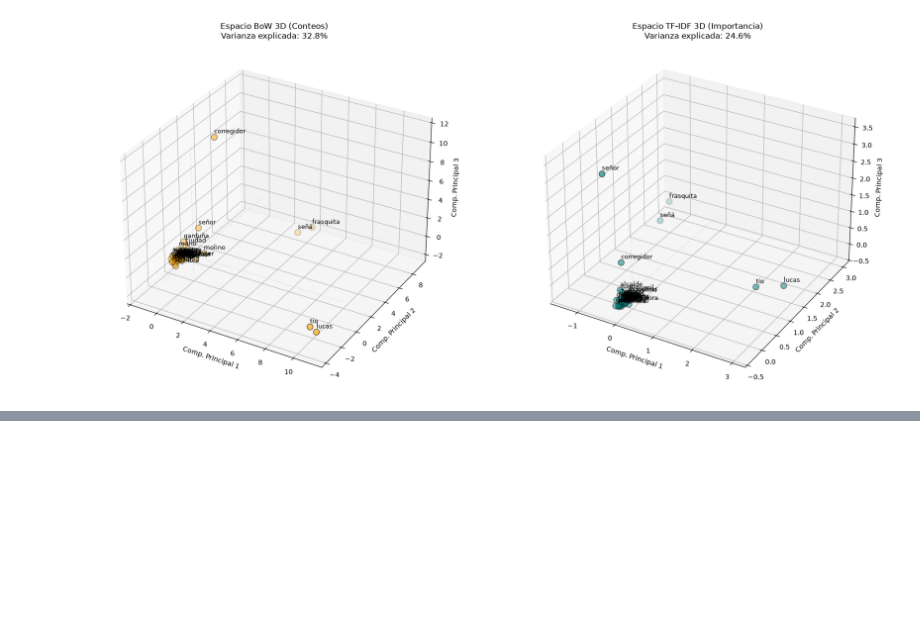
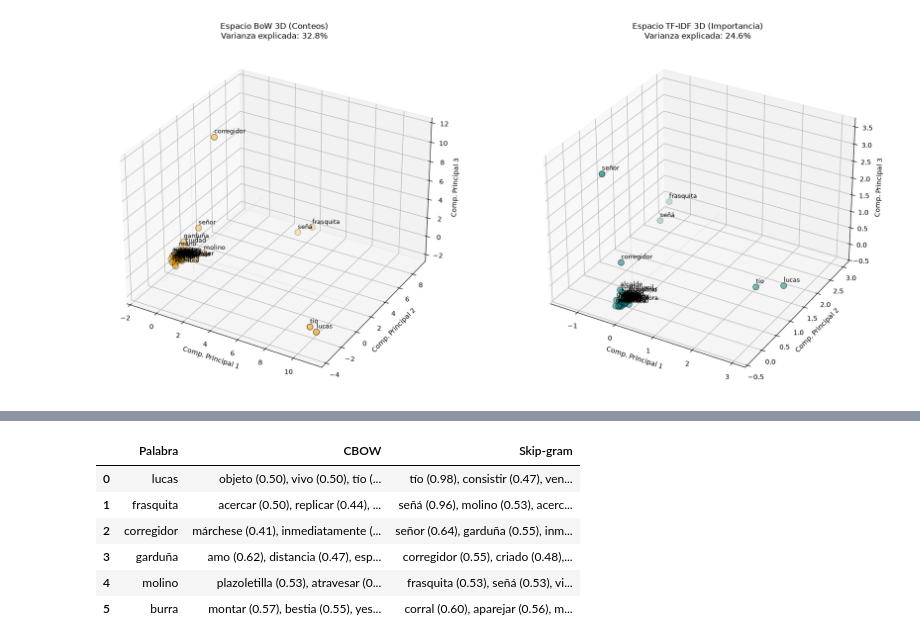
Before and after one commit to guychomendoza/nlp-limpieza-libro, a Jupyter notebook: limpieza_libro.ipynb, the cells around one changed output, grey strips where cells are left out. Saved outputs shown, nothing was run; the diff lists cells and outputs as text; code cells hidden in the pictures; blank space fills up the shorter version.

```diff
--- a/limpieza_libro.ipynb
+++ b/limpieza_libro.ipynb
@@ -590,0 +615,27 @@ plt.show()
+# %%
+oraciones_tokens = []  # one list of lemmas per sentence
+for doc in docs:
+    for oracion in doc.sents:
+        lemas = lemas_de(oracion)
+        if len(lemas) > 1:  # a single word has no context to learn from
+            oraciones_tokens.append(lemas)
+
+print(f"Oraciones de entrenamiento: {len(oraciones_tokens):,}")
+print(f"Palabras de entrenamiento: {sum(map(len, oraciones_tokens)):,}")
+print("Ejemplo:", oraciones_tokens[0])
+
+parametros = dict(
+    vector_size=50,  # embedding dimensions (hidden layer size)
+    window=5,        # words of context on each side
+    min_count=3,
+    epochs=200,      # many passes, since the book is small
+    workers=1,
+    seed=42,
+    hashfxn=lambda palabra: zlib.crc32(palabra.encode()),  # Python's hash() changes on every run
+)
+modelo_cbow = Word2Vec(oraciones_tokens, sg=0, **parametros)
+modelo_sg = Word2Vec(oraciones_tokens, sg=1, **parametros)
+
+print(f"\nVocabulario aprendido: {len(modelo_sg.wv):,} palabras x {modelo_sg.wv.vector_size} dimensiones")
+print("\nAsí ve el modelo la palabra 'molino' (primeras 10 de 50 dimensiones):")
+print(modelo_sg.wv["molino"][:10].round(3))
@@ -590,0 +651,20 @@ plt.show()
+# %%
+def vecinos(modelo, palabra, n=5) -> str:
+    """The n nearest words in the embedding space, with their cosine similarity."""
+    return ", ".join(f"{p} ({s:.2f})" for p, s in modelo.wv.most_similar(palabra, topn=n))
+
+
+palabras = ["lucas", "frasquita", "corregidor", "garduña", "molino", "burra"]
+pd.DataFrame({
+    "Palabra": palabras,
+    "CBOW": [vecinos(modelo_cbow, p) for p in palabras],
+    "Skip-gram": [vecinos(modelo_sg, p) for p in palabras],
+})
+# %% [output]
+|  | Palabra | CBOW | Skip-gram |
+| 0 | lucas | objeto (0.50), vivo (0.50), tío (... | tío (0.98), consistir (0.47), ven... |
+| 1 | frasquita | acercar (0.50), replicar (0.44), ... | señá (0.96), molino (0.53), acerc... |
+| 2 | corregidor | márchese (0.41), inmediatamente (... | señor (0.64), garduña (0.55), inm... |
+| 3 | garduña | amo (0.62), distancia (0.47), esp... | corregidor (0.55), criado (0.48),... |
+| 4 | molino | plazoletilla (0.53), atravesar (0... | frasquita (0.53), señá (0.53), vi... |
+| 5 | burra | montar (0.57), bestia (0.55), yes... | corral (0.60), aparejar (0.56), m... |
```
Also changed, not shown: parts of 10 cells of this notebook, 5 other files.
